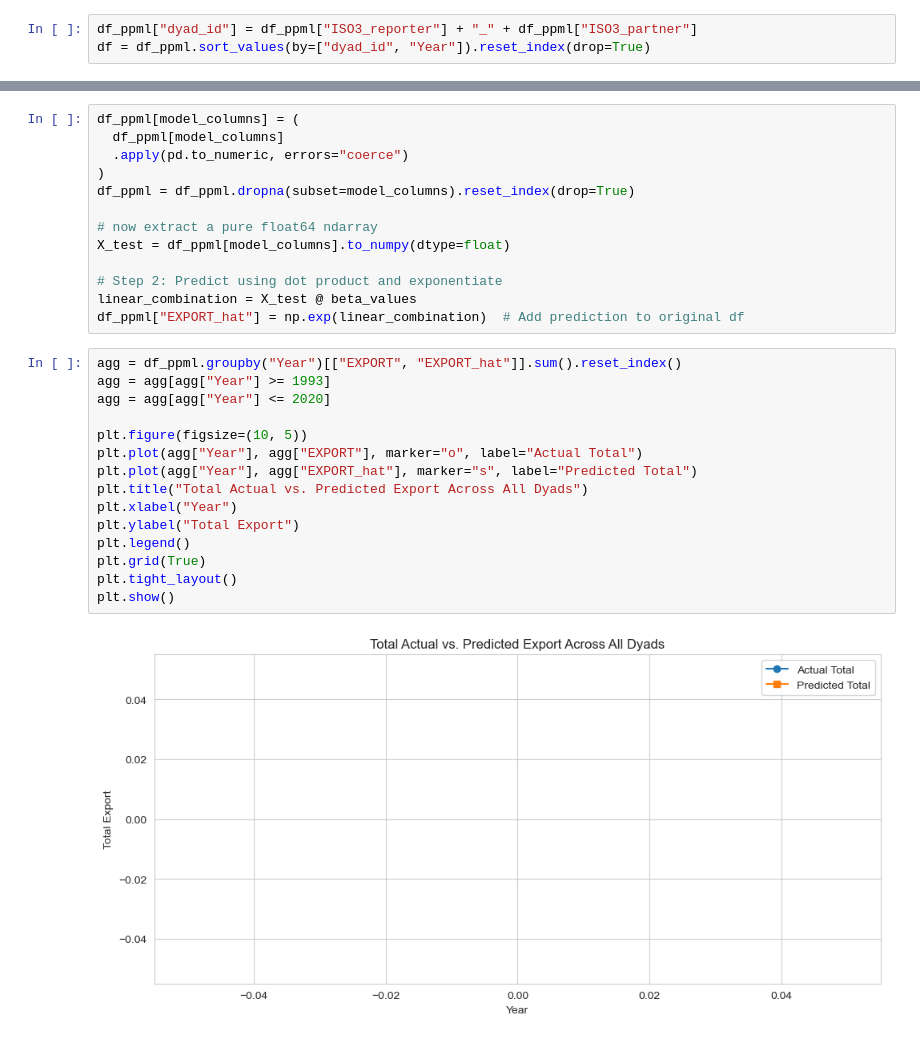
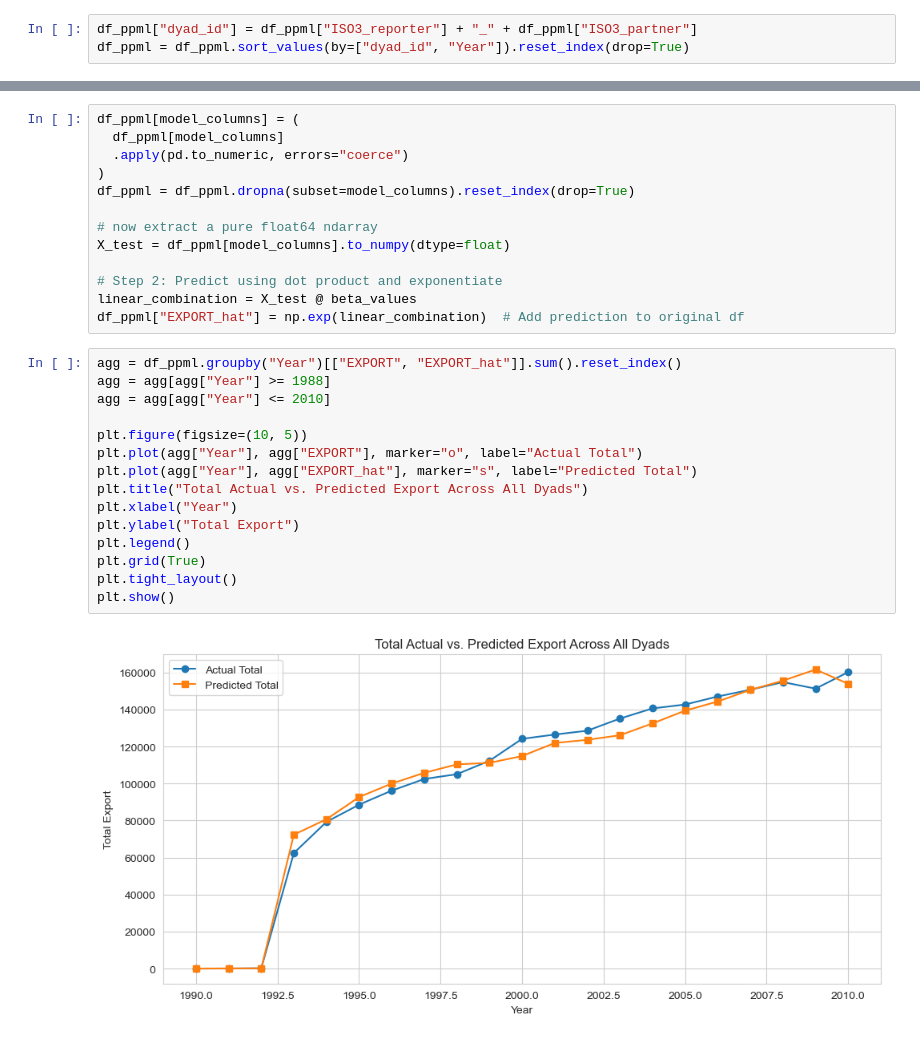
Before and after one commit to Freyness-gd/trade_under_pressure_thesis, a Jupyter notebook: src/prediction/prediction_comparison.ipynb, the cells around one changed output, grey strips where cells are left out. Drawn from its saved outputs; the diff is of its cells as text.

```diff
--- a/src/prediction/prediction_comparison.ipynb
+++ b/src/prediction/prediction_comparison.ipynb
@@ -363,7 +432,7 @@ processed = pd.read_parquet(path="../../data/model/processed.parquet", engine="f
 df_ppml: DataFrame = processed.copy(deep=True)
 # %%
 df_ppml["dyad_id"] = df_ppml["ISO3_reporter"] + "_" + df_ppml["ISO3_partner"]
-df = df_ppml.sort_values(by=["dyad_id", "Year"]).reset_index(drop=True)
+df_ppml = df_ppml.sort_values(by=["dyad_id", "Year"]).reset_index(drop=True)
 # %%
 df_ppml["GDP_reporter"] = np.log1p(df_ppml["GDP_reporter"]).astype(float)
 df_ppml["GDP_partner"] = np.log1p(df_ppml["GDP_partner"]).astype(float)
@@ -425,18 +494,18 @@ linear_combination = X_test @ beta_values
 df_ppml["EXPORT_hat"] = np.exp(linear_combination)  # Add prediction to original df
 # %%
 agg = df_ppml.groupby("Year")[["EXPORT", "EXPORT_hat"]].sum().reset_index()
-agg = agg[agg["Year"] >= 1993]
-agg = agg[agg["Year"] <= 2020]
+agg = agg[agg["Year"] >= 1988]
+agg = agg[agg["Year"] <= 2010]
 
 plt.figure(figsize=(10, 5))
 plt.plot(agg["Year"], agg["EXPORT"], marker="o", label="Actual Total")
 plt.plot(agg["Year"], agg["EXPORT_hat"], marker="s", label="Predicted Total")
 plt.title("Total Actual vs. Predicted Export Across All Dyads")
 plt.xlabel("Year")
 plt.ylabel("Total Export")
 plt.legend()
 plt.grid(True)
 plt.tight_layout()
 plt.show()
 # %% [output]
-[figure, old version]
+[figure, new version]
```
Also changed, not shown: parts of 12 cells of this notebook, 3 other files.
